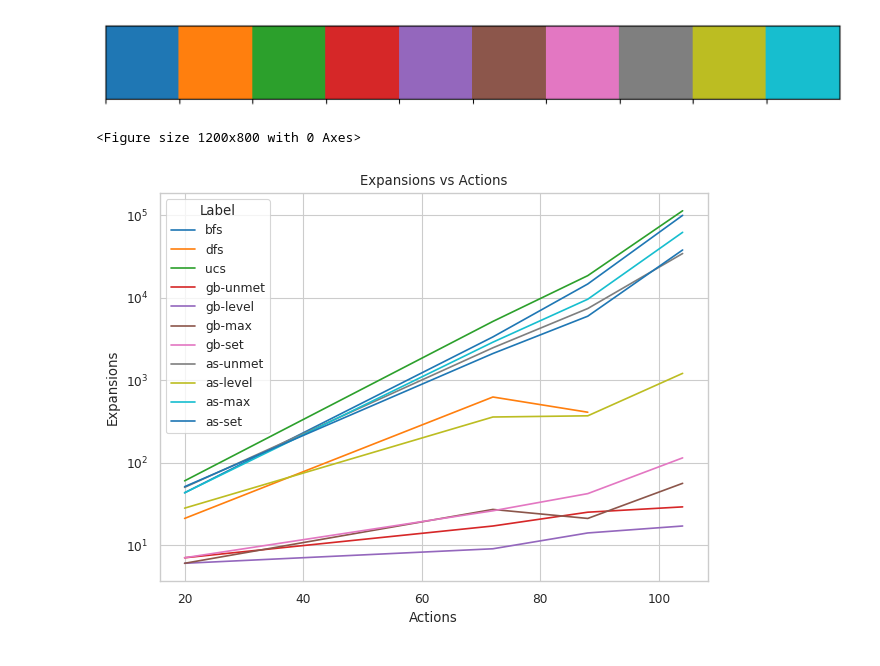
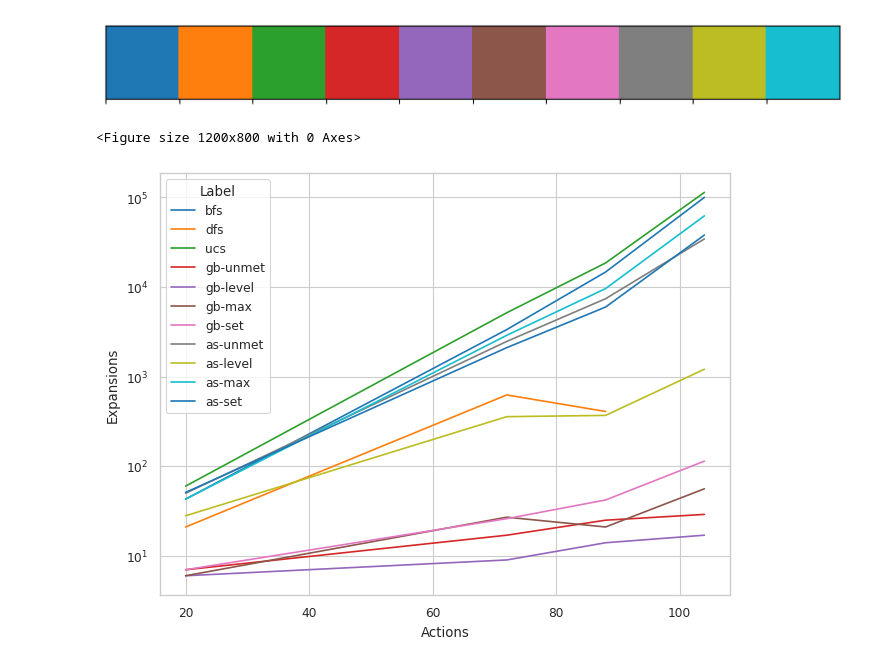
Before and after one commit to F18/ai-aircargo-planning-agent, a Jupyter notebook: ai-aircargo-planning-agent/report/post-processing.ipynb, the cells around one changed output. Saved outputs shown, nothing was run; the diff lists cells and outputs as text; code cells hidden in the pictures.

```diff
--- a/ai-aircargo-planning-agent/report/post-processing.ipynb
+++ b/ai-aircargo-planning-agent/report/post-processing.ipynb
@@ -47,48 +47,32 @@ sns.palplot(sns.color_palette())
 # %%
 darkmode = False
 if darkmode:
     sns.set_theme(style="darkgrid")
 else:
     sns.set_theme(style="whitegrid")
 
 # Set fig size and context
 plt.figure(figsize=(12, 8))
 sns.set_context("paper")
 # Set palette
 sns.set_palette("tab10")
 
+# Expansions plot
 fig, ax = plt.subplots()
-ax.set_yscale('log')
-ax.set_title('Expansions vs Actions')
+fig.tight_layout()
+#ax.set_title('Expansions vs Actions')
 ax.set_xlabel('Actions')
 ax.set_ylabel('Expansions')
-fig.tight_layout()
+ax.set_yscale('log')
 g = sns.lineplot(
     data = df,
     x='Actions',
     y='Expansions',
     hue='Label',
     palette="tab10",
 )
 fig.savefig('expansions_vs_actions.png', dpi=600)
 plt.show()
-
-## set fig size
-#plt.figure(figsize=(12, 6))
-## tight layout
-#plt.tight_layout()
-#sns.set_theme(style="darkgrid")
-## use log scale for y axis
-#plt.yscale('log')
-## set context to paper
-#sns.set_context("paper")
-#sns.lineplot(
-#    data = df,
-#    x='Actions',
-#    y='Expansions',
-#    hue='Label',
-#    palette="tab10",
-#)
 # %% [output]
 <Figure size 1200x800 with 0 Axes>
-[figure, old version]
+[figure, new version]
```
Also changed, not shown: parts of 3 cells of this notebook, 4 other files.
